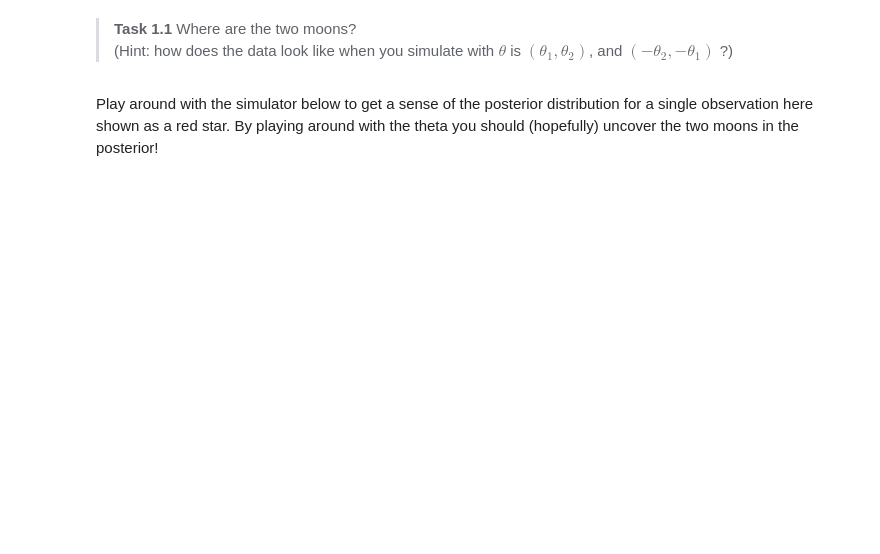
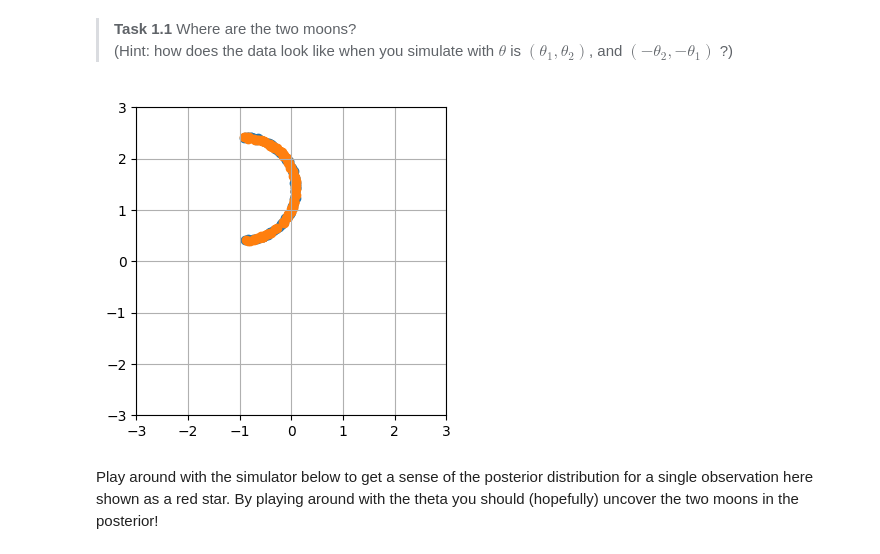
Before and after one commit to Roda10/Latent_Variable_Models, a Jupyter notebook: notebooks/01_SBI_Intro.ipynb, the cells around one changed output. Drawn from its saved outputs; the diff is of its cells as text; code cells hidden in the pictures; blank space fills up the shorter version.

```diff
--- a/notebooks/01_SBI_Intro.ipynb
+++ b/notebooks/01_SBI_Intro.ipynb
@@ -72,11 +91,13 @@ interact(plot_data, theta1=theta1_slider, theta2=theta2_slider);
 # %%
 plt.figure(figsize=[4, 4])
 # UNCOMMENT AND FILL IN THE CODE BELOW!
-# plt.scatter(*two_moons_sbi("Set theta here").T)
-# plt.scatter(*two_moons_sbi("Set theta here").T)
+plt.scatter(*two_moons_sbi([0,2]).T)
+plt.scatter(*two_moons_sbi([-2,0]).T)
 
 plt.xlim(-3, 3); plt.ylim(-3, 3)
 plt.grid(True)
+# %% [output]
+[figure, added]
 # %% [markdown]
 Play around with the simulator below to get a sense of the posterior distribution for a single observation here shown as a red star. By playing around with the theta you should (hopefully) uncover the two moons in the posterior!
 # %%
```
Also changed, not shown: parts of 4 cells of this notebook.
